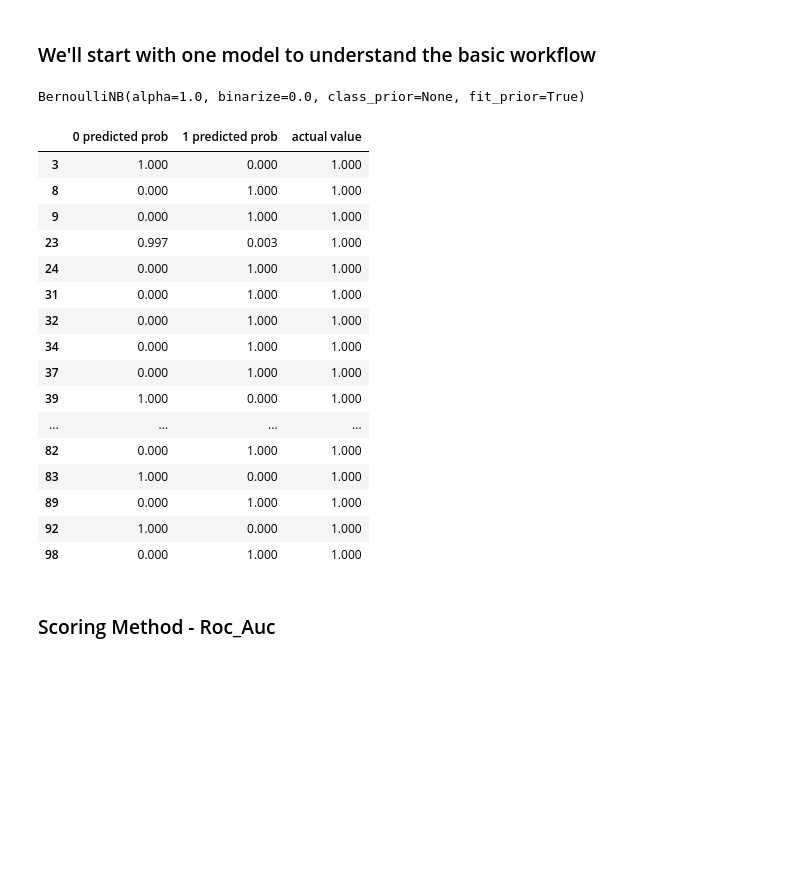
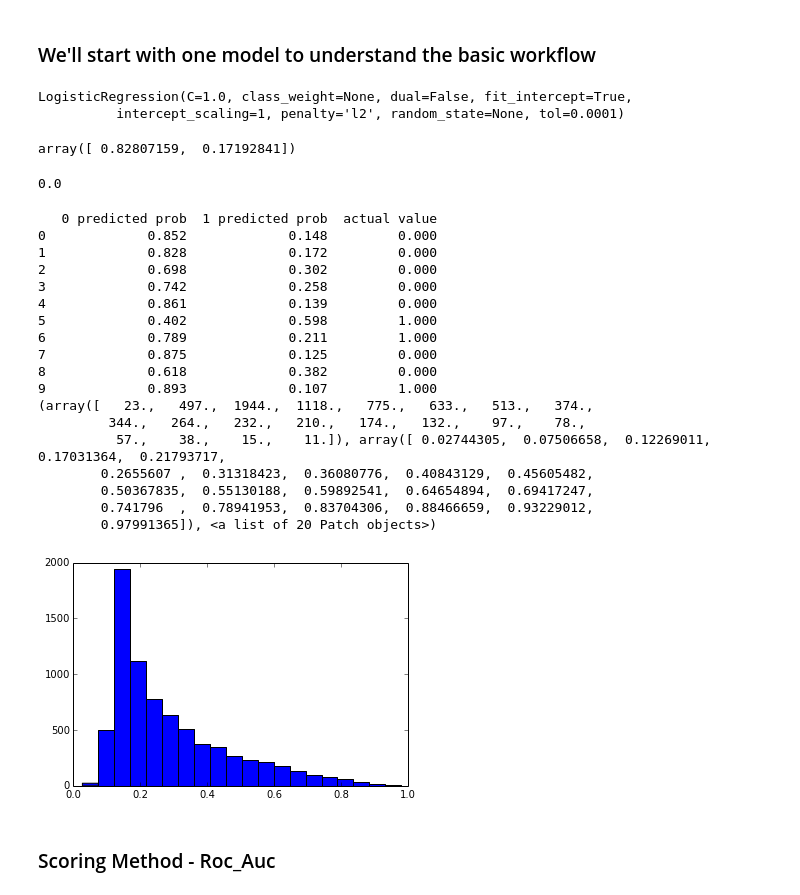
Before and after one commit to arisha84/fall_2014_assignments, a Jupyter notebook: project/Presentaion.ipynb, the cells around one changed output. Cells and saved outputs as stored; diff of their text form; code cells hidden in the pictures; blank space fills up the shorter version.

```diff
--- a/project/Presentaion.ipynb
+++ b/project/Presentaion.ipynb
@@ -81,7 +77,7 @@ dtype: float64
 # %% [markdown]
 ### We'll start with one model to understand the basic workflow
 # %%
-model = BernoulliNB()
+model = LogisticRegression()
 # %%
 (X_train, X_test,
  Y_train, Y_test) = cv.train_test_split(X, Y,
@@ -89,31 +85,39 @@ model = BernoulliNB()
 # %%
 model.fit(X_train,Y_train)
 # %% [output]
-BernoulliNB(alpha=1.0, binarize=0.0, class_prior=None, fit_prior=True)
+LogisticRegression(C=1.0, class_weight=None, dual=False, fit_intercept=True,
+          intercept_scaling=1, penalty='l2', random_state=None, tol=0.0001)
-# %%
-Y_test_predicted_prob = model.predict_proba(X_test)
-prob_df = pd.DataFrame(Y_test_predicted_prob[:100], columns=['0 predicted prob', '1 predicted prob'])
-prob_df ['actual value'] = Y_test[:100]
-pd.options.display.float_format = '{:10,.3f}'.format
-prob_df[prob_df['actual value'] == 1]
-# %% [output]
-|  | 0 predicted prob | 1 predicted prob | actual value |
-| 3 | 1.000 | 0.000 | 1.000 |
-| 8 | 0.000 | 1.000 | 1.000 |
-| 9 | 0.000 | 1.000 | 1.000 |
-| 23 | 0.997 | 0.003 | 1.000 |
-| 24 | 0.000 | 1.000 | 1.000 |
-| 31 | 0.000 | 1.000 | 1.000 |
-| 32 | 0.000 | 1.000 | 1.000 |
-| 34 | 0.000 | 1.000 | 1.000 |
-| 37 | 0.000 | 1.000 | 1.000 |
-| 39 | 1.000 | 0.000 | 1.000 |
-| ... | ... | ... | ... |
-| 82 | 0.000 | 1.000 | 1.000 |
-| 83 | 1.000 | 0.000 | 1.000 |
-| 89 | 0.000 | 1.000 | 1.000 |
-| 92 | 1.000 | 0.000 | 1.000 |
-| 98 | 0.000 | 1.000 | 1.000 |
+# %%
+Y_test_predicted_prob = model.predict_proba(X_test)
+Y_test_predicted_prob[1]
+# %% [output]
+array([ 0.82807159,  0.17192841])
+# %%
+Y_test[1]
+# %% [output]
+0.0
+# %%
+printPredictionPlot(Y_test_predicted_prob, Y_test)
+# %% [output]
+   0 predicted prob  1 predicted prob  actual value
+0             0.852             0.148         0.000
+1             0.828             0.172         0.000
+2             0.698             0.302         0.000
+3             0.742             0.258         0.000
+4             0.861             0.139         0.000
+5             0.402             0.598         1.000
+6             0.789             0.211         1.000
+7             0.875             0.125         0.000
+8             0.618             0.382         0.000
+9             0.893             0.107         1.000
+(array([   23.,   497.,  1944.,  1118.,   775.,   633.,   513.,   374.,
+         344.,   264.,   232.,   210.,   174.,   132.,    97.,    78.,
+          57.,    38.,    15.,    11.]), array([ 0.02744305,  0.07506658,  0.12269011,  0.17031364,  0.21793717,
+        0.2655607 ,  0.31318423,  0.36080776,  0.40843129,  0.45605482,
+        0.50367835,  0.55130188,  0.59892541,  0.64654894,  0.69417247,
+        0.741796  ,  0.78941953,  0.83704306,  0.88466659,  0.93229012,
+        0.97991365]), <a list of 20 Patch objects>)
+[figure, added]
 # %% [markdown]
 ### Scoring Method - Roc_Auc
 # %% [markdown]
```
Also changed, not shown: parts of 36 cells of this notebook, 2 other files.
